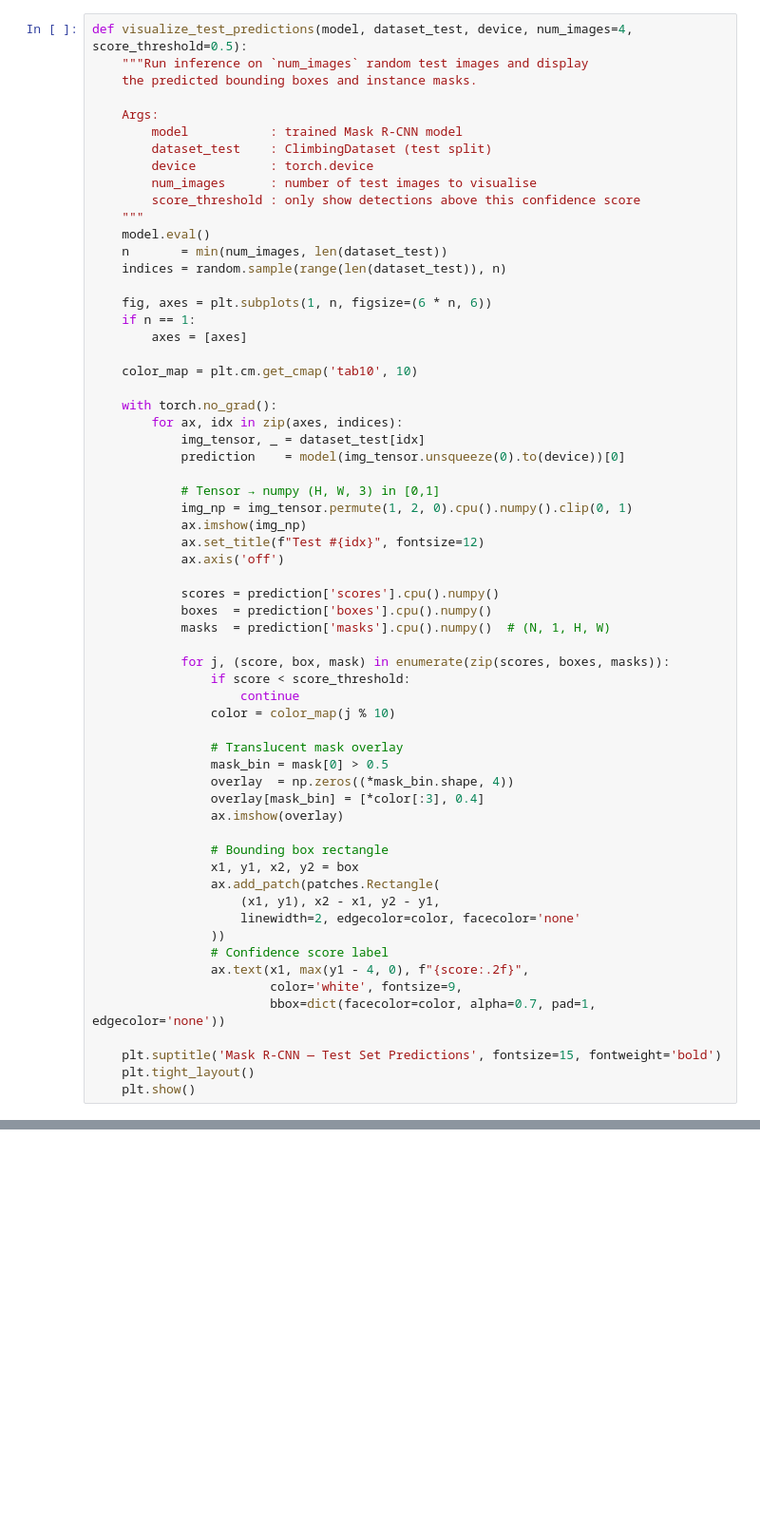
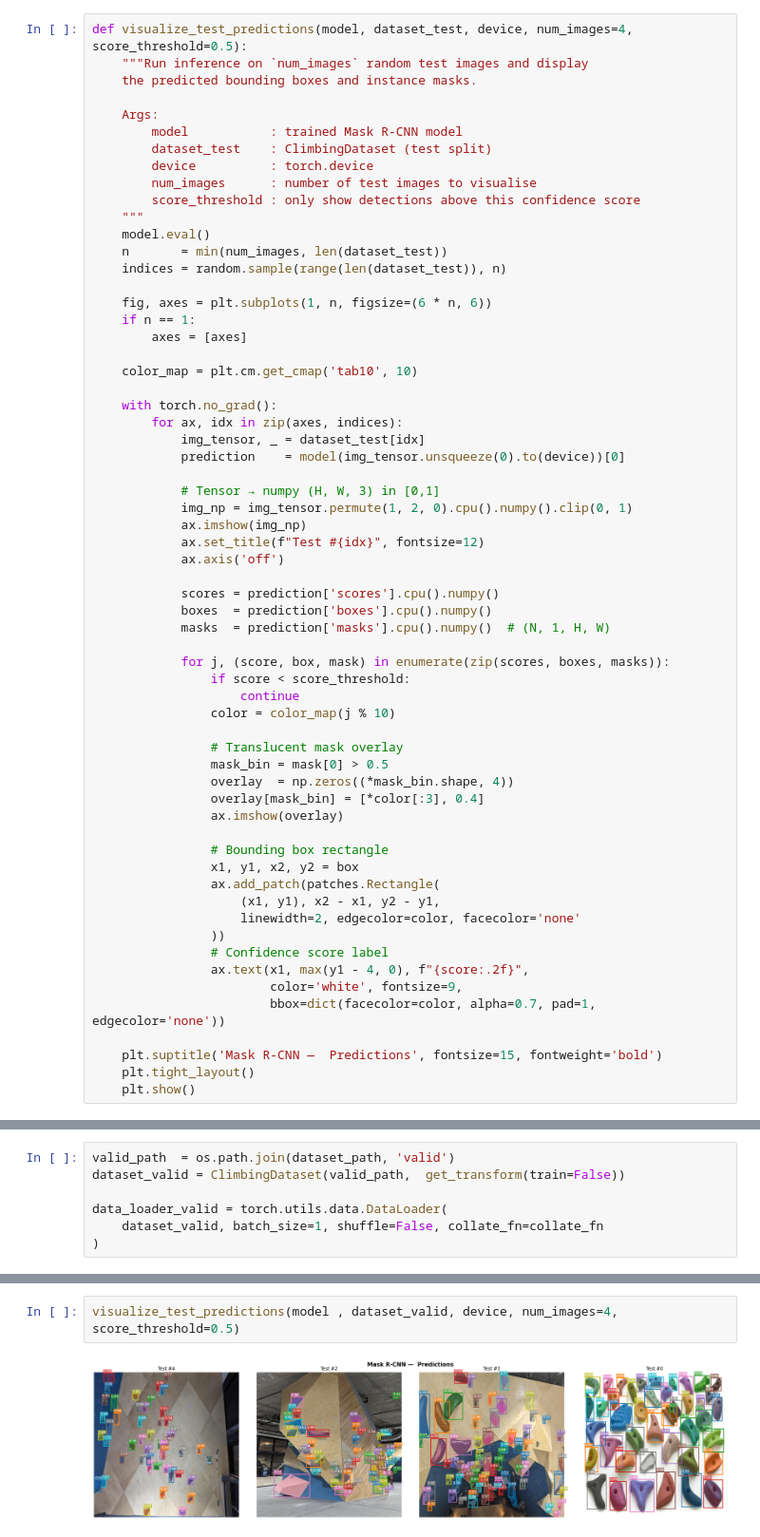
Before and after one commit to Andy12-14/telecom_clustering, a Jupyter notebook: segmentation/MaskRCNN/climb_epoch10.ipynb, the cells around one changed output, grey strips where cells are left out. Shown at 95% size. Drawn from its saved outputs; the diff is of its cells as text; blank space fills up the shorter version.

```diff
--- a/segmentation/MaskRCNN/climb_epoch10.ipynb
+++ b/segmentation/MaskRCNN/climb_epoch10.ipynb
@@ -206,7 +206,7 @@ def visualize_test_predictions(model, dataset_test, device, num_images=4, score_
                         color='white', fontsize=9,
                         bbox=dict(facecolor=color, alpha=0.7, pad=1, edgecolor='none'))
 
-    plt.suptitle('Mask R-CNN — Test Set Predictions', fontsize=15, fontweight='bold')
+    plt.suptitle('Mask R-CNN —  Predictions', fontsize=15, fontweight='bold')
     plt.tight_layout()
     plt.show()
 # %%
@@ -305,0 +312,7 @@ Loss curve saved to training_loss_curve.png
+# %%
+valid_path  = os.path.join(dataset_path, 'valid')
+dataset_valid = ClimbingDataset(valid_path,  get_transform(train=False))
+
+data_loader_valid = torch.utils.data.DataLoader(
+    dataset_valid, batch_size=1, shuffle=False, collate_fn=collate_fn
+)
@@ -306,3 +327,7 @@ Loss curve saved to training_loss_curve.png
+# %%
+visualize_test_predictions(model , dataset_valid, device, num_images=4, score_threshold=0.5)
+# %% [output]
+[figure, added]
 # %%
 # Show predictions on 4 random test images (tweak num_images / score_threshold as needed)
 visualize_test_predictions(model, dataset_test, device, num_images=4, score_threshold=0.5)
```
Also changed, not shown: parts of 8 cells of this notebook, 1 other file.
